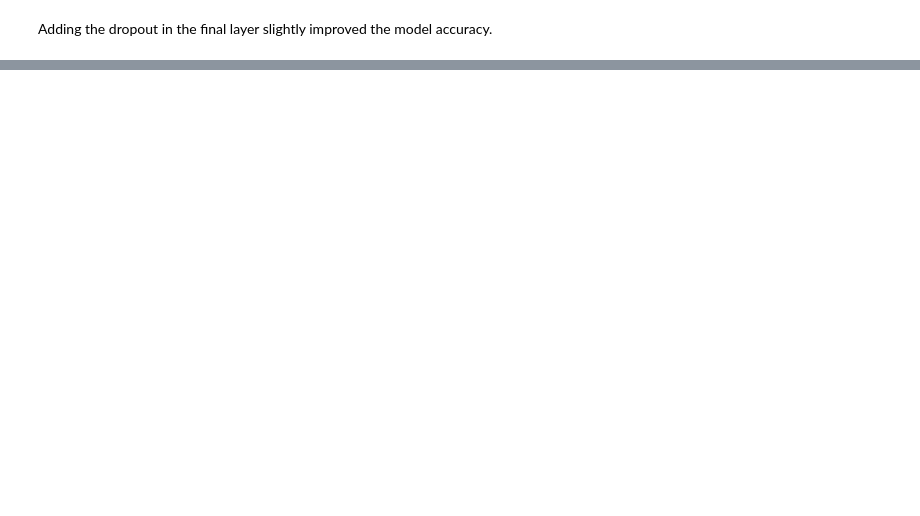
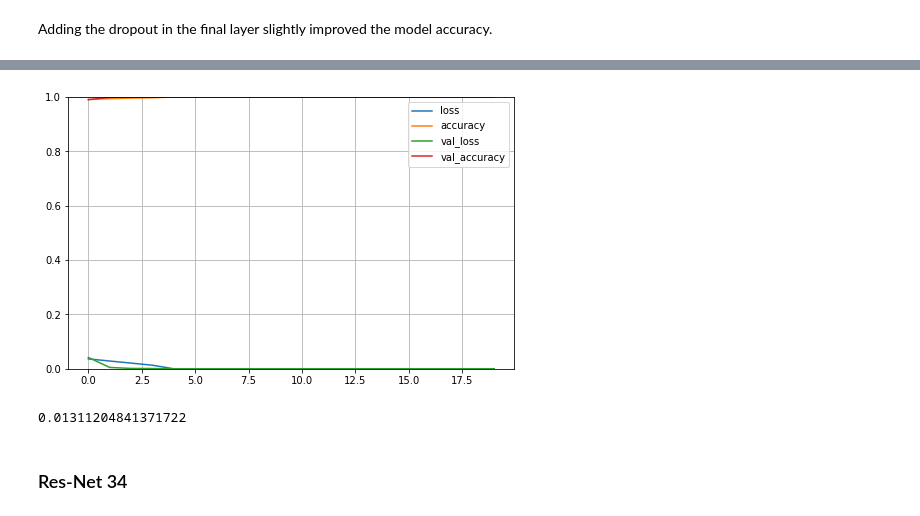
Before and after one commit to filippomenegatti/NeuralNetworks_Classification, a Jupyter notebook: ML_assignment.ipynb, the cells around one changed output, grey strips where cells are left out. Saved outputs shown, nothing was run; the diff lists cells and outputs as text; code cells hidden in the pictures; blank space fills up the shorter version.

```diff
--- a/ML_assignment.ipynb
+++ b/ML_assignment.ipynb
@@ -719,0 +870,24 @@ zo_loss(y_test, y_pred_tun)
+# %%
+model = Sequential()
+model.add(Conv2D(input_shape=[32,32,3],filters=64,kernel_size=(3,3),padding="same", activation="relu"))
+model.add(Conv2D(filters=64,kernel_size=(3,3),padding="same", activation="relu"))
+model.add(MaxPooling2D(pool_size=(2,2),strides=(2,2)))
+model.add(Conv2D(filters=128, kernel_size=(3,3), padding="same", activation="relu"))
+model.add(Conv2D(filters=128, kernel_size=(3,3), padding="same", activation="relu"))
+model.add(MaxPooling2D(pool_size=(2,2),strides=(2,2)))
+model.add(Conv2D(filters=256, kernel_size=(3,3), padding="same", activation="relu"))
+model.add(Conv2D(filters=256, kernel_size=(3,3), padding="same", activation="relu"))
+model.add(Conv2D(filters=256, kernel_size=(3,3), padding="same", activation="relu"))
+model.add(MaxPooling2D(pool_size=(2,2),strides=(2,2)))
+model.add(Conv2D(filters=512, kernel_size=(3,3), padding="same", activation="relu"))
+model.add(Conv2D(filters=512, kernel_size=(3,3), padding="same", activation="relu"))
+model.add(Conv2D(filters=512, kernel_size=(3,3), padding="same", activation="relu"))
+model.add(MaxPooling2D(pool_size=(2,2),strides=(2,2)))
+model.add(Conv2D(filters=512, kernel_size=(3,3), padding="same", activation="relu"))
+model.add(Conv2D(filters=512, kernel_size=(3,3), padding="same", activation="relu"))
+model.add(Conv2D(filters=512, kernel_size=(3,3), padding="same", activation="relu"))
+model.add(MaxPooling2D(pool_size=(2,2),strides=(2,2)))
+model.add(Flatten())
+model.add(Dense(units=4096,activation="relu"))
+model.add(Dense(units=4096,activation="relu"))
+model.add(Dense(units=10, activation="softmax"))
@@ -719,0 +914,9 @@ zo_loss(y_test, y_pred_tun)
+# %%
+model.compile(loss='categorical_crossentropy',
+              optimizer='adamax',
+              metrics=['accuracy'])
+# %%
+history = model.fit(X_train,y_train,
+        epochs=20,
+        validation_data=(X_val, y_val),
+        verbose=1, shuffle=True)
@@ -719,0 +926,14 @@ zo_loss(y_test, y_pred_tun)
+# %%
+pd.DataFrame(history.history).plot(figsize=(8, 5))
+plt.grid(True)
+plt.gca().set_ylim(0, 1)
+plt.show()
+# %% [output]
+[figure, added]
+# %%
+y_pred = model.predict(X_test)
+print(zo_loss(y_test, y_pred))
+# %% [output]
+0.01311204841371722
+# %% [markdown]
+### Res-Net 34
```
Also changed, not shown: parts of 107 cells of this notebook.
